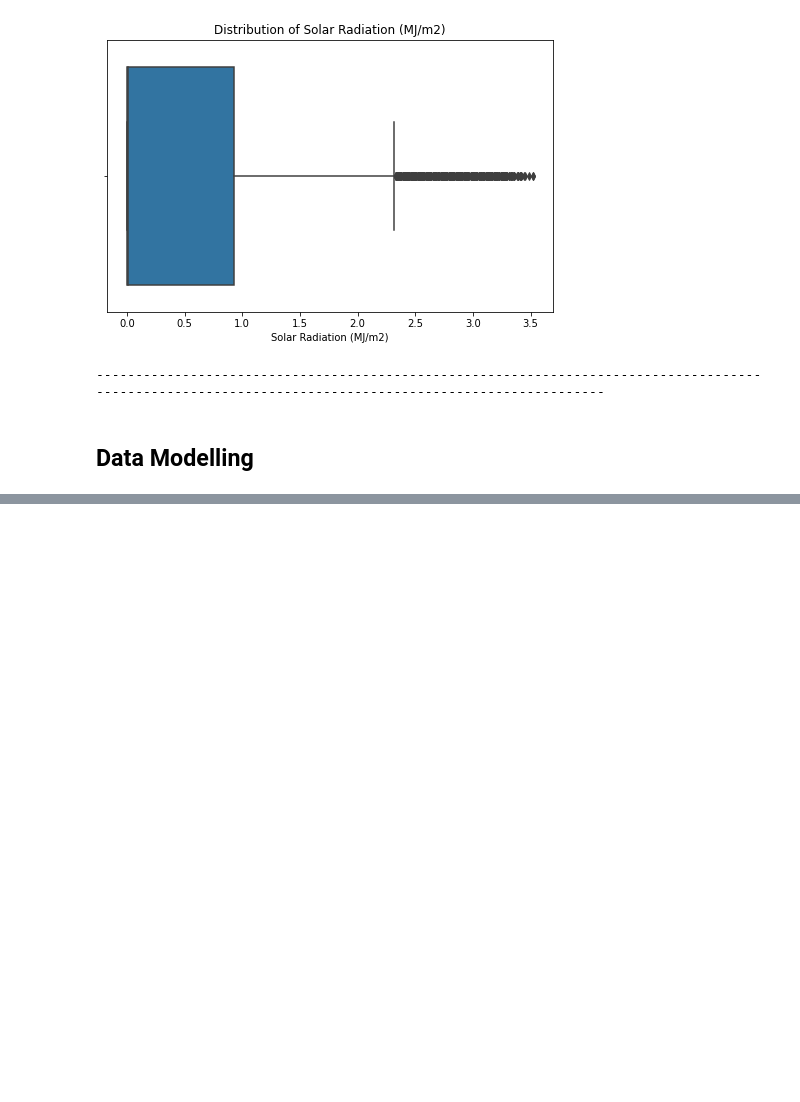
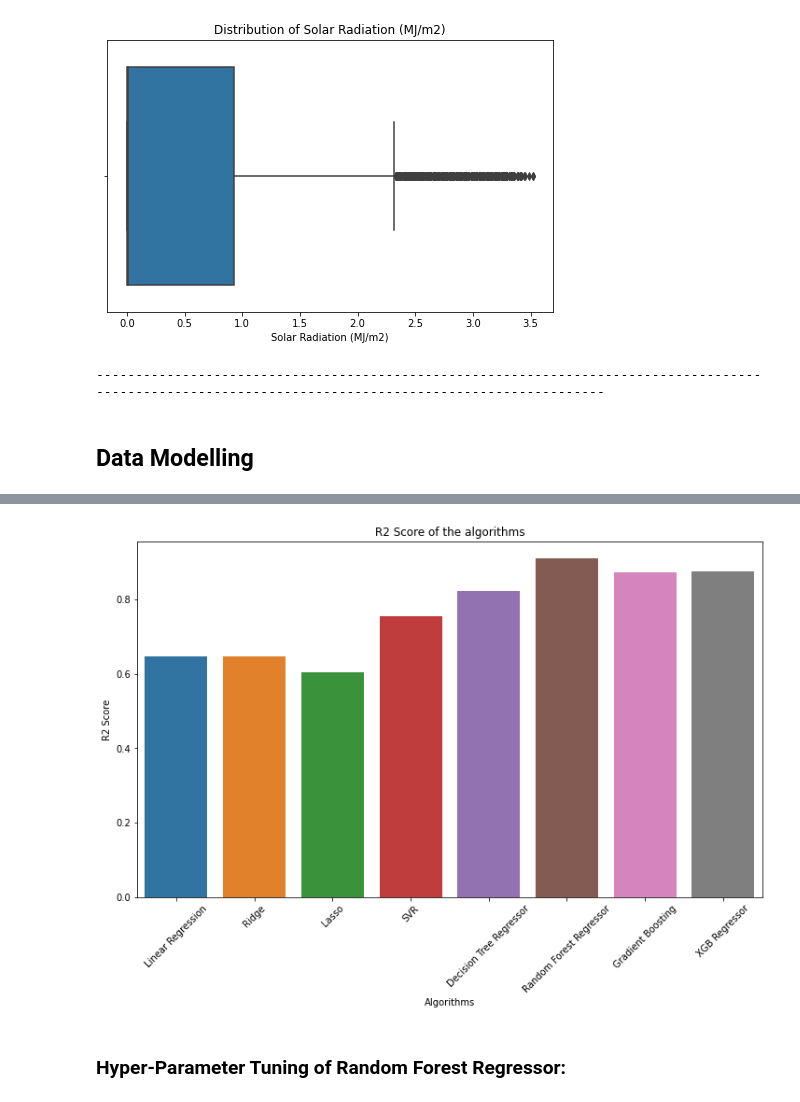
Before and after one commit to rsonar821/Regression-Capstone-Project, a Jupyter notebook: Seoul_Bike_Sharing_Demand_Prediction.ipynb, the cells around one changed output, grey strips where cells are left out. Cells and saved outputs as stored; diff of their text form; code cells hidden in the pictures; blank space fills up the shorter version.

```diff
--- a/Seoul_Bike_Sharing_Demand_Prediction.ipynb
+++ b/Seoul_Bike_Sharing_Demand_Prediction.ipynb
@@ -625,7 +626,7 @@ df = pd.get_dummies(df, columns=['Seasons', 'Holiday', 'Year'], drop_first=True)
 # %%
 # Dropping the columns which are not required for the modelling
 
-drop_cols = ['Date', 'Rainfall(mm)', 'Snowfall (cm)', 'Dew point temperature(°C)', 'Wind speed (m/s)', 'Functioning Day']
+drop_cols = ['Date', 'Dew point temperature(°C)', 'Wind speed (m/s)', 'Functioning Day']
 df.drop(drop_cols, axis=1, inplace=True)
 # %%
 # Splitting the data into X and Y as independent and dependent variables respectively
@@ -649,0 +653,19 @@ X_train = power.fit_transform(X_train)
+# %%
+# Storing all the algorithms in a list
+
+models = []
+models.append(('Linear Regression', LinearRegression()))
+models.append(('Ridge', Ridge()))
+models.append(('Lasso', Lasso()))
+models.append(('SVR', SVR()))
+models.append(('Decision Tree Regressor', DecisionTreeRegressor()))
+models.append(('Random Forest Regressor', RandomForestRegressor()))
+models.append(('Gradient Boosting', GradientBoostingRegressor()))
+models.append(('XGB Regressor', XGBRegressor()))
+# %%
+# Calculating the 'r2' score for all the algorithms using cross validation
+
+scores = {}
+for name, model in models:
+  score = np.mean(cross_val_score(model, X_train, Y_train, cv=10, scoring='r2'))
+  scores[name] = score
@@ -649,0 +698,13 @@ X_train = power.fit_transform(X_train)
+# %%
+# Plotting a barplot of the 'R2 Score' of the algorithms used
+
+plt.figure(figsize=(12,7))
+figure = sns.barplot(x=list(scores.keys()),y=list(scores.values()))
+plt.xticks(rotation=45)
+figure.set(title='R2 Score of the algorithms')
+figure.set(xlabel='Algorithms', ylabel='R2 Score')
+plt.show(figure)
+# %% [output]
+[figure, added]
+# %% [markdown]
+### **Hyper-Parameter Tuning of Random Forest Regressor:**
```
Also changed, not shown: parts of 19 cells of this notebook.
